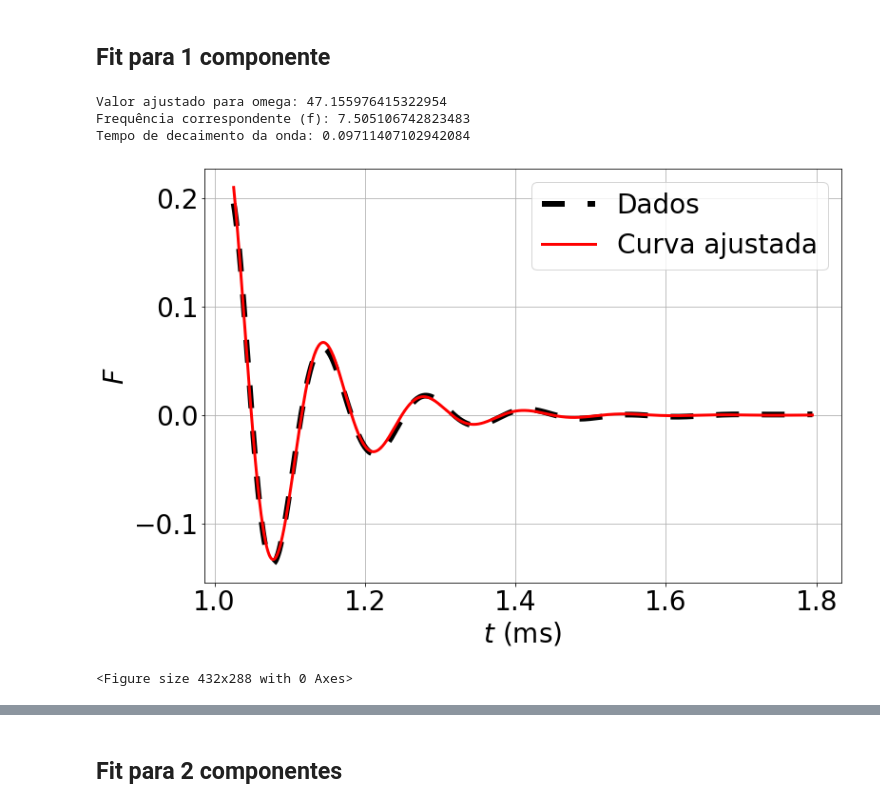
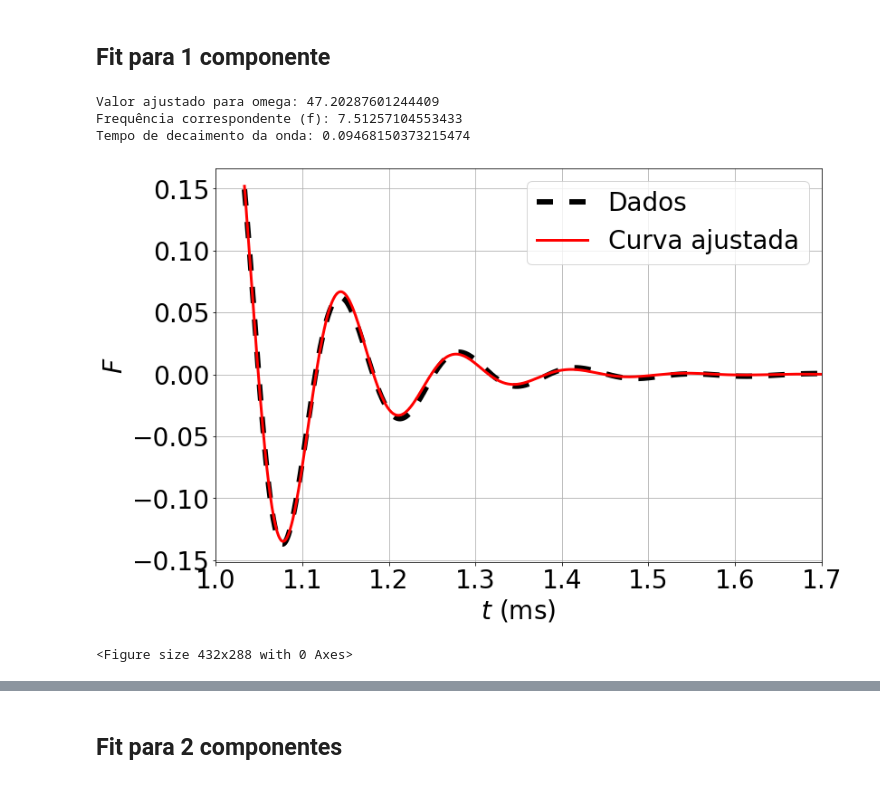
Before and after one commit to RG-UFF/Perturbations, a Jupyter notebook: Python/EN-DomTemp.ipynb, the cells around one changed output, grey strips where cells are left out. Cells and saved outputs as stored; diff of their text form; code cells hidden in the pictures.

```diff
--- a/Python/EN-DomTemp.ipynb
+++ b/Python/EN-DomTemp.ipynb
@@ -31,9 +31,9 @@ import pandas as pd
 # %%
 eos = "apr.csv"
 pc = 5
-nr_int = 400
+nr_int = 300
 Nrf = 100
-nt = 60000
+nt = 45000
 CFL = 0.6
 l = 2
 index_IC = 1
@@ -475,10 +476,10 @@ t = []
 log_S = []
 log_F = []
 
-for i in range(len(Sobs400)):
+for i in range(len(Sobs300)):
     t.append(dt + i*dt)
-    log_S.append(math.log(abs(Sobs400[i])))
-    log_F.append(math.log(abs(Fobs400[i])))
+    log_S.append(math.log(abs(Sobs300[i])))
+    log_F.append(math.log(abs(Fobs300[i])))
 
 linhas_pontilhada = (4,4)
 
@@ -487,9 +488,10 @@ fig.tight_layout()
 
 
 plt.subplot(2,2,1)
-plt.plot(t[:20000], log_F[:20000], color="Black", dashes=linhas_pontilhada, linewidth=3)
-plt.plot(t[20001:], log_F[20001:], color="Black", linewidth=3)
-plt.xlim(0,13)
+plt.plot(t[:15000], log_F[:15000], color="Black", dashes=linhas_pontilhada, linewidth=3)
+plt.plot(t[15001:], log_F[15001:], color="Black", linewidth=3)
+plt.xlim(0,12)
+plt.xticks(ticks=np.arange(0, 13, 4))
 #plt.ylim(-13,0.8)
 plt.xlabel(r"$\bar{t}$", fontsize=40)
 plt.ylabel(r"$\log|F|$", fontsize=40)
@@ -497,9 +499,10 @@ plt.tick_params(axis='both', labelsize=35)
 plt.grid()
 
 plt.subplot(2,2,2)
-plt.plot(t[:20000], log_S[:20000], color="Black", dashes=linhas_pontilhada, linewidth=3)
-plt.plot(t[20001:], log_S[20001:], color="Black", linewidth=3)
-plt.xlim(0,13)
+plt.plot(t[:15000], log_S[:15000], color="Black", dashes=linhas_pontilhada, linewidth=3)
+plt.plot(t[15001:], log_S[15001:], color="Black", linewidth=3)
+plt.xlim(0,12)
+plt.xticks(ticks=np.arange(0, 13, 4))
 #plt.ylim(-13,0.8)
 plt.xlabel(r"$\bar{t}$", fontsize=40)
 plt.ylabel(r"$\log|S|$", fontsize=40)
@@ -667,8 +671,8 @@ freq_F[indice_F_y]
 # %% [markdown]
 ## Fit para 1 componente
 # %%
-Fobs400list = Fobs400.ravel().tolist()
-Sobs400list = Sobs400.ravel().tolist()
+Fobs300list = Fobs300.ravel().tolist()
+Sobs300list = Sobs300.ravel().tolist()
 # %%
 %matplotlib inline
 
@@ -677,42 +681,45 @@ from scipy.optimize import curve_fit
 def wave_function(t, A, beta, omega, delta):
     return A * np.exp(-beta * t) * np.cos(omega * t + delta)
 
-jin = 20000
-jf = 35000
-Psi = np.array(np.array(Fobs400list[jin:jf]))
+jin = 15100
+jf = 25050
+Psi = np.array(np.array(Fobs300list[jin:jf]))
 
 ti = t[jin]* 1000/((NewtonG * rho_dim) ** (1 / 2) )
 tf = t[jf]* 1000/((NewtonG * rho_dim) ** (1 / 2) )
 
 t2 = np.linspace(ti,tf,len(Psi))
 
 fit_params, fit_covariance = curve_fit(wave_function, t2, Psi)
 
 A_fit, beta_fit, omega_fit, delta_fit = fit_params
 
 f = omega_fit / (2 * np.pi)
 
 t_bar = np.linspace(t[jin],t[jf],len(Psi))
 
+linhas_pontilhada = (3,3)
+
 print("Valor ajustado para omega:", omega_fit)
 print("Frequência correspondente (f):", f)
 print("Tempo de decaimento da onda:", 1/beta_fit)
 fig = plt.figure(figsize=(12,8))
 plt.plot(t2, Psi ,color='Black',label='Dados',dashes=linhas_pontilhada, linewidth=6)
 plt.plot(t2, wave_function(t2, *fit_params), 'r',label='Curva ajustada', linewidth=3)
 plt.xlabel(r"$t \ $(ms)", fontsize=28)
 plt.ylabel(r"$F$", fontsize=28)
 plt.tick_params(axis='both', labelsize=28)
 plt.grid()
+plt.xlim(1,1.7)
 plt.legend(fontsize=28)
 plt.show()
 
 #plt.savefig("FitF.png", bbox_inches='tight')
 # %% [output]
-Valor ajustado para omega: 47.155976415322954
-Frequência correspondente (f): 7.505106742823483
-Tempo de decaimento da onda: 0.09711407102942084
+Valor ajustado para omega: 47.20287601244409
+Frequência correspondente (f): 7.51257104553433
+Tempo de decaimento da onda: 0.09468150373215474
-[figure, old version]
+[figure, new version]
 <Figure size 432x288 with 0 Axes>
 # %%
 %matplotlib inline
```
Also changed, not shown: parts of 16 cells of this notebook.
